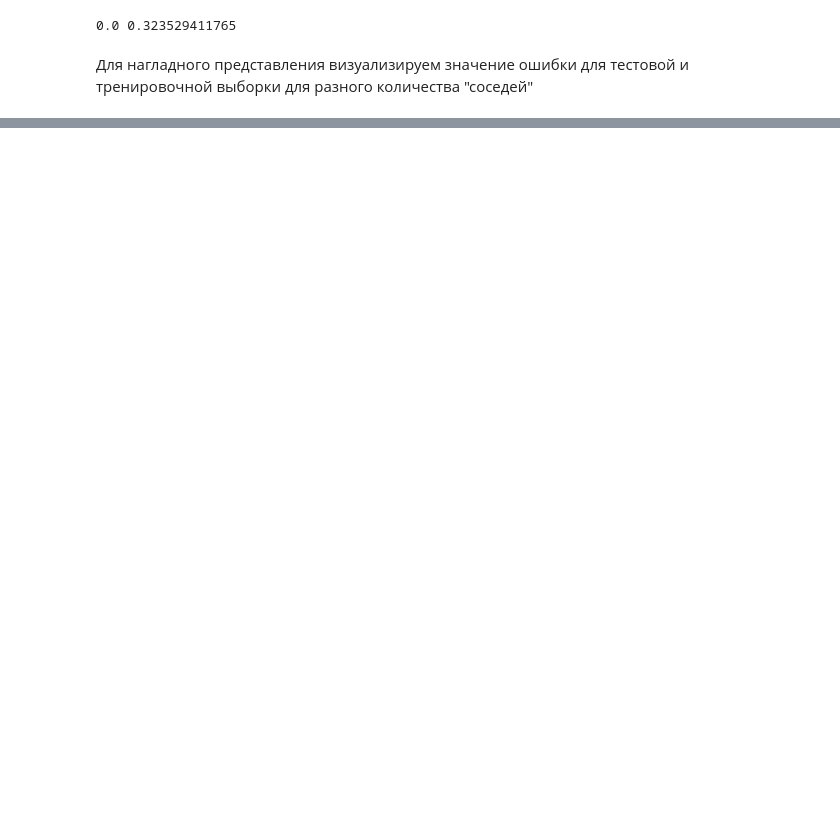
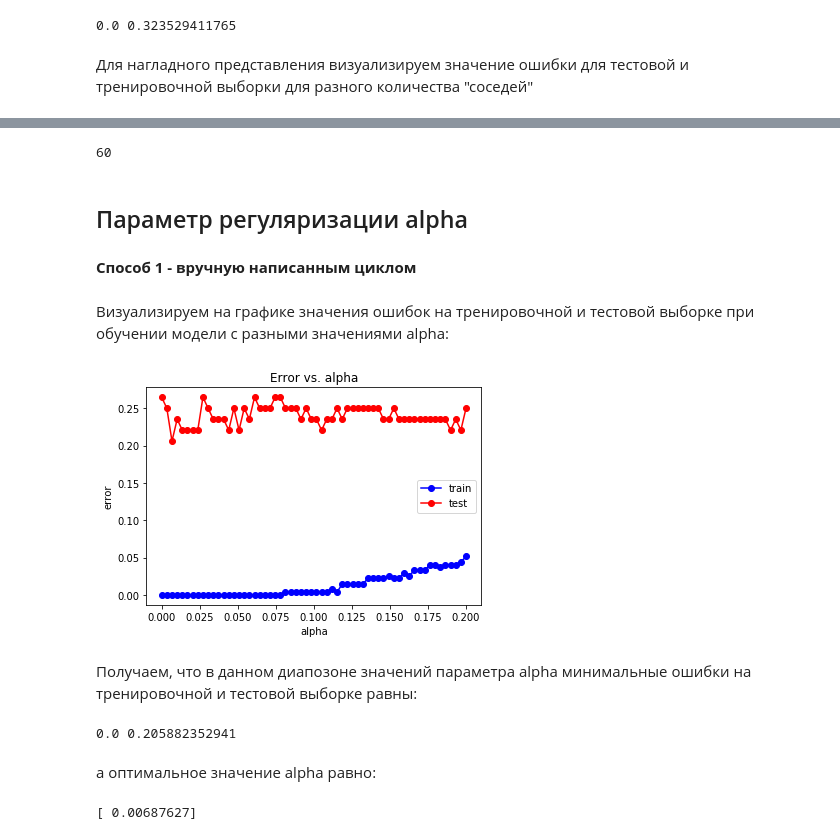
Before and after one commit to maksimovVva/Analysis, a Jupyter notebook: Maksimova_lab1.ipynb, the cells around one changed output, grey strips where cells are left out. Saved outputs shown, nothing was run; the diff lists cells and outputs as text; code cells hidden in the pictures; blank space fills up the shorter version.

```diff
--- a/Maksimova_lab1.ipynb
+++ b/Maksimova_lab1.ipynb
@@ -277,0 +470,3 @@ plt.legend(loc='center', bbox_to_anchor=(0.9, 0.07));
+# %%
+n_opt_new = cv.best_params_['hidden_layer_sizes']
+print(n_opt_new)
@@ -277,0 +479,11 @@ plt.legend(loc='center', bbox_to_anchor=(0.9, 0.07));
+# %%
+mlp_model = MLPClassifier(hidden_layer_sizes = n_opt_new,
+                          solver = 'lbfgs', activation = 'logistic', random_state = 42)
+mlp_model.fit(X_train, y_train)
+
+y_train_pred = mlp_model.predict(X_train)
+y_test_pred = mlp_model.predict(X_test)
+errTrain_new = np.mean(y_train != y_train_pred)
+errTest_new = np.mean(y_test != y_test_pred)
+print(errTrain_new)
+print(errTest_new)
@@ -277,0 +503,49 @@ plt.legend(loc='center', bbox_to_anchor=(0.9, 0.07));
+# %%
+n_opt = np.min([n_opt, n_opt_new[0]])
+n_opt
+# %% [output]
+60
+# %% [markdown]
+## Параметр регуляризации alpha
+# %% [markdown]
+**Способ 1 - вручную написанным циклом**
+# %%
+alpha_arr = np.linspace(0.0001, 0.2, 60)
+test_err = []
+train_err = []
+for alpha in alpha_arr:
+    mlp_model = MLPClassifier(hidden_layer_sizes = n_opt, alpha = alpha,
+                              solver = 'lbfgs', activation = 'logistic', random_state = 42)
+    mlp_model.fit(X_train, y_train)
+
+    y_train_pred = mlp_model.predict(X_train)
+    y_test_pred = mlp_model.predict(X_test)
+    train_err.append(np.mean(y_train != y_train_pred))
+    test_err.append(np.mean(y_test != y_test_pred))
+# %% [markdown]
+Визуализируем на графике значения ошибок на тренировочной и тестовой выборке при обучении модели с разными значениями alpha:
+# %%
+plt.plot(alpha_arr, train_err, 'b-o', label = 'train')
+plt.plot(alpha_arr, test_err, 'r-o', label = 'test')
+plt.title('Error vs. alpha')
+plt.xlabel('alpha')
+plt.ylabel('error')
+plt.legend()
+pass
+# %% [output]
+[figure, added]
+# %% [markdown]
+Получаем, что в данном диапозоне значений параметра alpha минимальные ошибки на тренировочной и тестовой выборке равны:
+# %%
+min_train_err = np.min(train_err)
+min_test_err = np.min(test_err)
+print(min_train_err, min_test_err)
+# %% [output]
+0.0 0.205882352941
+# %% [markdown]
+а оптимальное значение alpha равно:
+# %%
+alpha_opt = alpha_arr[test_err == min_test_err]
+print(alpha_opt)
+# %% [output]
+[ 0.00687627]
```
Also changed, not shown: parts of 102 cells of this notebook, 1 other file.
